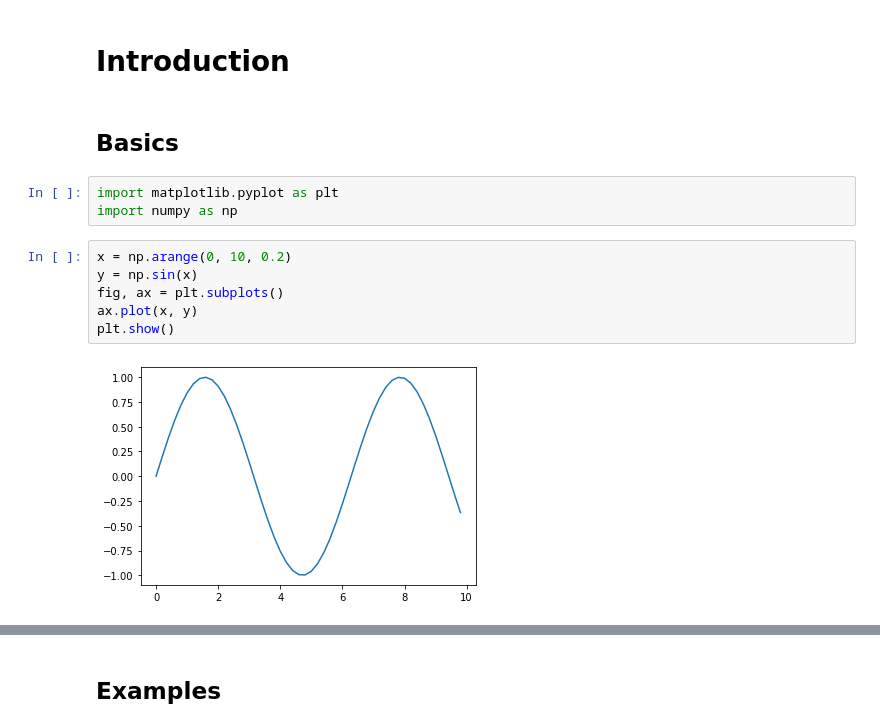
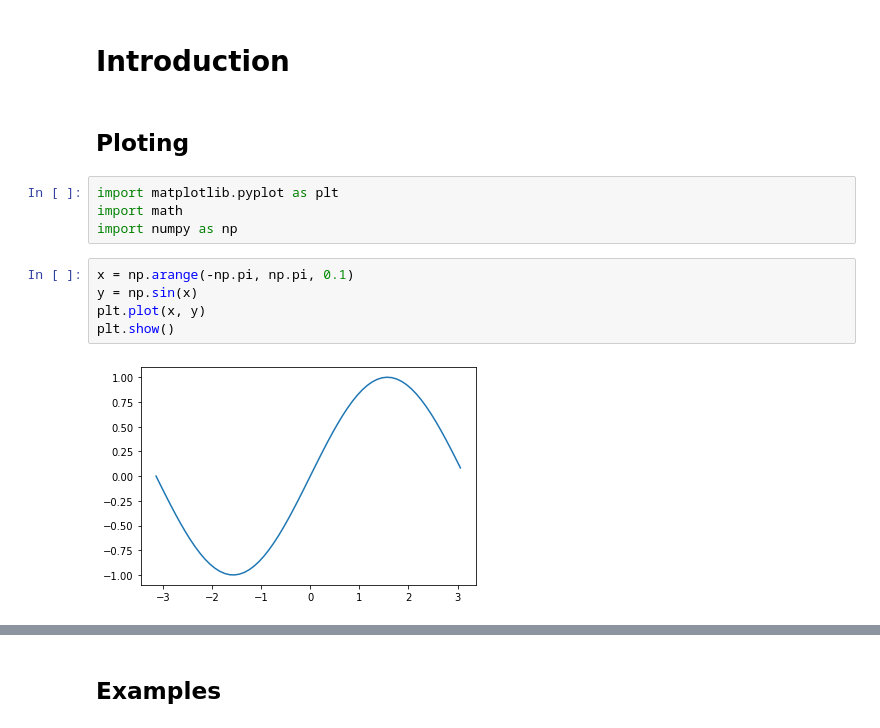
Before and after one commit to hpzju/DataScience, a Jupyter notebook: PandasSuite/Matplot.ipynb, the cells around one changed output, grey strips where cells are left out. Cells and saved outputs as stored; diff of their text form.

```diff
--- a/DS/Matplot.ipynb
+++ b/PandasSuite/Matplot.ipynb
@@ -1,15 +1,15 @@
 # %% [markdown]
 # Introduction
 # %% [markdown]
-## Basics
+## Ploting
 # %%
 import matplotlib.pyplot as plt
+import math
 import numpy as np
 # %%
-x = np.arange(0, 10, 0.2)
+x = np.arange(-np.pi, np.pi, 0.1)
 y = np.sin(x)
-fig, ax = plt.subplots()
-ax.plot(x, y)
+plt.plot(x, y)
 plt.show()
 # %% [output]
-[figure, old version]
+[figure, new version]
```
Also changed, not shown: parts of 7 cells of this notebook, 9 other files.
